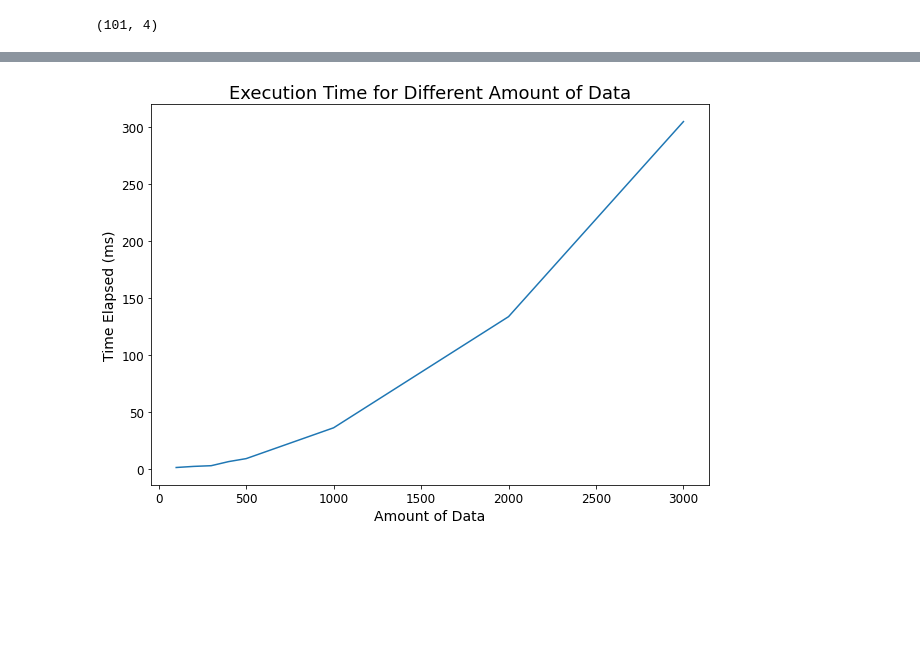
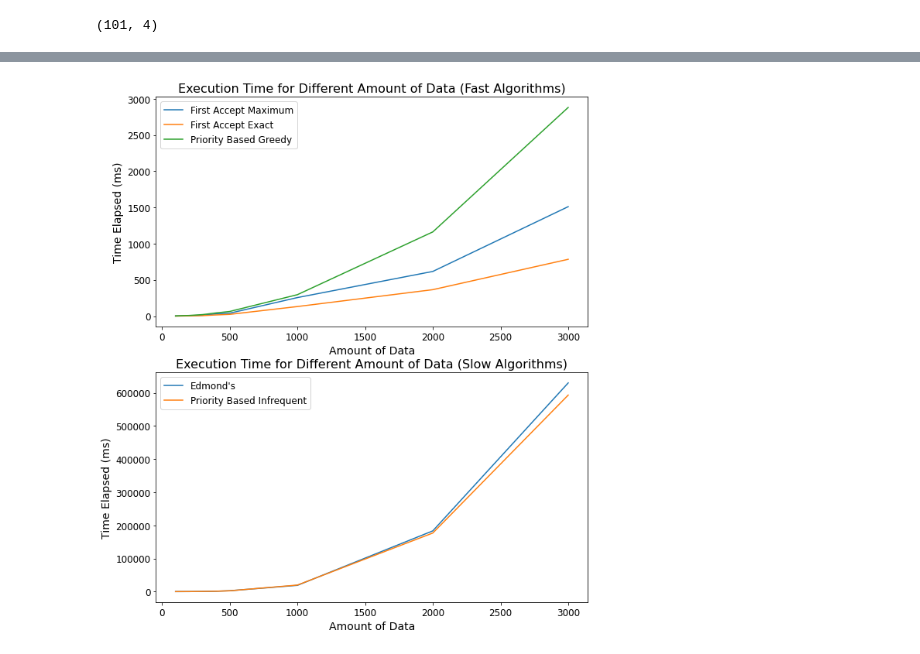
Before and after one commit to Mingtaros/Kidney-Exchange-Match-Mapping-System, a Jupyter notebook: backend/kidneyexchange/backend/exchange_src/Efficiency Comparison for Different Amount of Data.ipynb, the cells around one changed output, grey strips where cells are left out. Cells and saved outputs as stored; diff of their text form; code cells hidden in the pictures; blank space fills up the shorter version.

Commit message:
Add All Algorithm for Time Comparison

```diff
--- a/backend/kidneyexchange/backend/exchange_src/Efficiency Comparison for Different Amount of Data.ipynb
+++ b/backend/kidneyexchange/backend/exchange_src/Efficiency Comparison for Different Amount of Data.ipynb
@@ -99,14 +205,31 @@ import matplotlib.pyplot as plt
 import seaborn as sns
 %matplotlib inline
 # %%
-plt.figure(figsize=(10, 7))
+fig, ax = plt.subplots(nrows=2, ncols=1)
 
-plt.title("Execution Time for Different Amount of Data", fontsize=18)
-plt.xlabel("Amount of Data", fontsize=14)
-plt.ylabel("Time Elapsed (ms)", fontsize=14)
+ax[0].set_xlabel("Amount of Data", fontsize=14)
+ax[0].set_ylabel("Time Elapsed (ms)", fontsize=14)
 
-plt.plot(timely_df["time_of"])
+ax[0].plot(fanway1_acc["time"], label="First Accept Maximum")
+ax[0].plot(fanway2_acc["time"], label="First Accept Exact")
+ax[0].plot(prio1_acc["time"], label="Priority Based Greedy")
 
-plt.tick_params(labelsize=12)
+ax[0].tick_params(labelsize=12)
+ax[0].legend(fontsize=12)
+ax[0].set_title("Execution Time for Different Amount of Data (Fast Algorithms)", fontsize=16)
+
+ax[1].set_xlabel("Amount of Data", fontsize=14)
+ax[1].set_ylabel("Time Elapsed (ms)", fontsize=14)
+
+ax[1].plot(edmond_acc["time"], label="Edmond's")
+ax[1].plot(prio2_acc["time"], label="Priority Based Infrequent")
+
+ax[1].tick_params(labelsize=12)
+ax[1].legend(fontsize=12)
+ax[1].set_title("Execution Time for Different Amount of Data (Slow Algorithms)", fontsize=16)
+
+
+fig.set_figwidth(10)
+fig.set_figheight(12)
 # %% [output]
-[figure, old version]
+[figure, new version]
```
Also changed, not shown: parts of 9 cells of this notebook.
